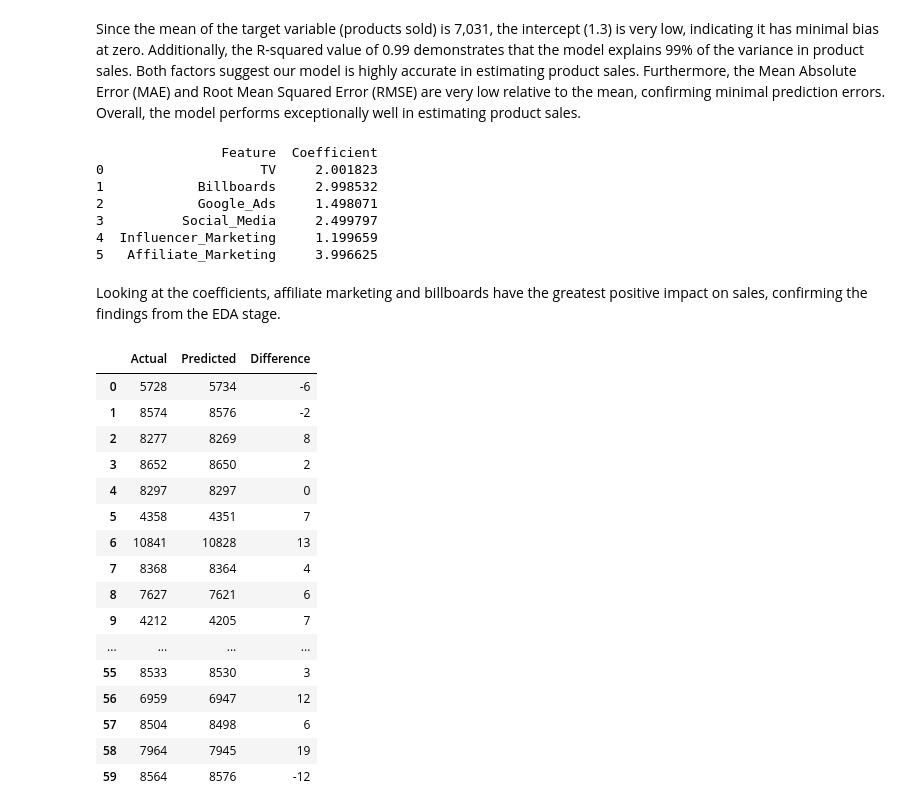
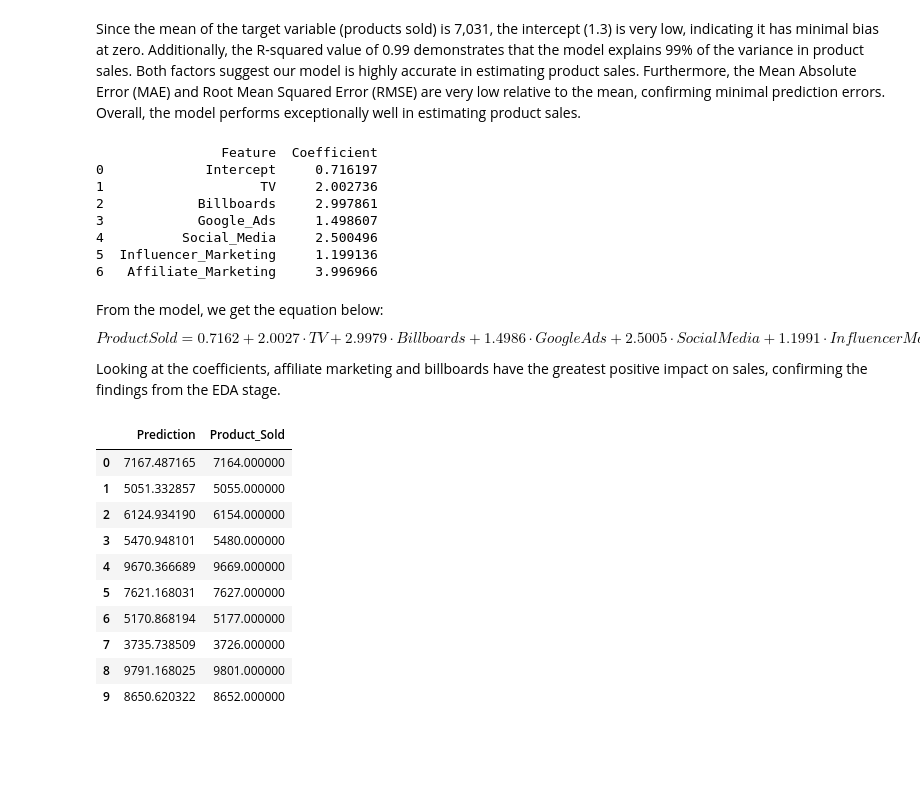
Before and after one commit to emirsglm/advertising-efficiency, a Jupyter notebook: main.ipynb, the cells around one changed output. Drawn from its saved outputs; the diff is of its cells as text; code cells hidden in the pictures; blank space fills up the shorter version.

```diff
--- a/main.ipynb
+++ b/main.ipynb
@@ -281,0 +61,3 @@ The exploratory data analysis (EDA) indicates that affiliate marketing is the mo
+# %%
+df['Total_Spend'] = df["TV"]+df["Billboards"]+df["Google_Ads"]+df["Social_Media"]+df["Influencer_Marketing"]+df["Affiliate_Marketing"]
+df['Cost_Per_Prodcut_Sold'] = df['Total_Spend'] / df["Product_Sold"]
@@ -281,0 +243,2 @@ The exploratory data analysis (EDA) indicates that affiliate marketing is the mo
+# %%
+df.drop(columns=['Above_Below'], inplace=True)
@@ -364,6 +450,7 @@ strong multicollinearity or other numerical problems.
 # %%
 anova_table = sm.stats.anova_lm(model_sm, typ=2)
 anova_table = anova_table[anova_table["PR(>F)"] < 0.05].sort_values(by="sum_sq", ascending=False)
+pd.set_option('display.float_format', '{:.6f}'.format)
 anova_table
 # %% [output]
 |  | sum_sq | df | F | PR(>F) |
@@ -419,7 +508,7 @@ from sklearn.model_selection import train_test_split
 from sklearn import linear_model
 
 X_train, X_test, y_train, y_test = train_test_split(
-    X, y, test_size=0.2, random_state=42
+    X, y, test_size=0.25, random_state=42
 )
 
 regr = linear_model.LinearRegression()
@@ -445,48 +534,48 @@ RMSE: 8.68135460126575
 # %% [markdown]
 Since the mean of the target variable (products sold) is 7,031, the intercept (1.3) is very low, indicating it has minimal bias at zero. Additionally, the R-squared value of 0.99 demonstrates that the model explains 99% of the variance in product sales. Both factors suggest our model is highly accurate in estimating product sales. Furthermore, the Mean Absolute Error (MAE) and Root Mean Squared Error (RMSE) are very low relative to the mean, confirming minimal prediction errors. Overall, the model performs exceptionally well in estimating product sales.
 # %%
+# Katsayılar dataframe’i
 coef_df = pd.DataFrame({'Feature': X.columns, 'Coefficient': regr.coef_})
+
+# Intercept’i ekle
+intercept_df = pd.DataFrame({'Feature': ['Intercept'], 'Coefficient': [regr.intercept_]})
+
+# Birleştir
+coef_df = pd.concat([intercept_df, coef_df], ignore_index=True)
+
 print(coef_df)
 # %% [output]
                 Feature  Coefficient
-0                    TV     2.001823
-1            Billboards     2.998532
-2            Google_Ads     1.498071
-3          Social_Media     2.499797
-4  Influencer_Marketing     1.199659
-5   Affiliate_Marketing     3.996625
+0             Intercept     0.716197
+1                    TV     2.002736
+2            Billboards     2.997861
+3            Google_Ads     1.498607
+4          Social_Media     2.500496
+5  Influencer_Marketing     1.199136
+6   Affiliate_Marketing     3.996966
 # %% [markdown]
+From the model, we get the equation below:
+
+$$
+Product Sold = 0.7162 + 2.0027 \cdot TV + 2.9979 \cdot Billboards + 1.4986 \cdot Google Ads + 2.5005 \cdot Social Media + 1.1991 \cdot Influencer Marketing + 3.9970 \cdot Affiliate Marketing
+$$
+
 Looking at the coefficients, affiliate marketing and billboards have the greatest positive impact on sales, confirming the findings from the EDA stage.
 # %%
 import pandas as pd
 import numpy as np
 
-# Stack true and predicted values vertically
-stacked = np.vstack((y_test.values, regr.predict(X_test)))
-
-# Transpose to make each row a sample
-stacked = stacked.T
-
-# Create a DataFrame with column names
-result = pd.DataFrame(stacked, columns=['Actual', 'Predicted']).astype(int)
-
-result["Difference"] = result["Actual"] - result["Predicted"]
-result
+df['Prediction'] = regr.predict(df[selected_features])
+df[['Prediction','Product_Sold']].head(10)
 # %% [output]
-|  | Actual | Predicted | Difference |
-| 0 | 5728 | 5734 | -6 |
-| 1 | 8574 | 8576 | -2 |
-| 2 | 8277 | 8269 | 8 |
-| 3 | 8652 | 8650 | 2 |
-| 4 | 8297 | 8297 | 0 |
-| 5 | 4358 | 4351 | 7 |
-| 6 | 10841 | 10828 | 13 |
-| 7 | 8368 | 8364 | 4 |
-| 8 | 7627 | 7621 | 6 |
-| 9 | 4212 | 4205 | 7 |
-| ... | ... | ... | ... |
-| 55 | 8533 | 8530 | 3 |
-| 56 | 6959 | 6947 | 12 |
-| 57 | 8504 | 8498 | 6 |
-| 58 | 7964 | 7945 | 19 |
-| 59 | 8564 | 8576 | -12 |
+|  | Prediction | Product_Sold |
+| 0 | 7167.487165 | 7164.000000 |
+| 1 | 5051.332857 | 5055.000000 |
+| 2 | 6124.934190 | 6154.000000 |
+| 3 | 5470.948101 | 5480.000000 |
+| 4 | 9670.366689 | 9669.000000 |
+| 5 | 7621.168031 | 7627.000000 |
+| 6 | 5170.868194 | 5177.000000 |
+| 7 | 3735.738509 | 3726.000000 |
+| 8 | 9791.168025 | 9801.000000 |
+| 9 | 8650.620322 | 8652.000000 |
```
Also changed, not shown: parts of 48 cells of this notebook, 1 other file.
